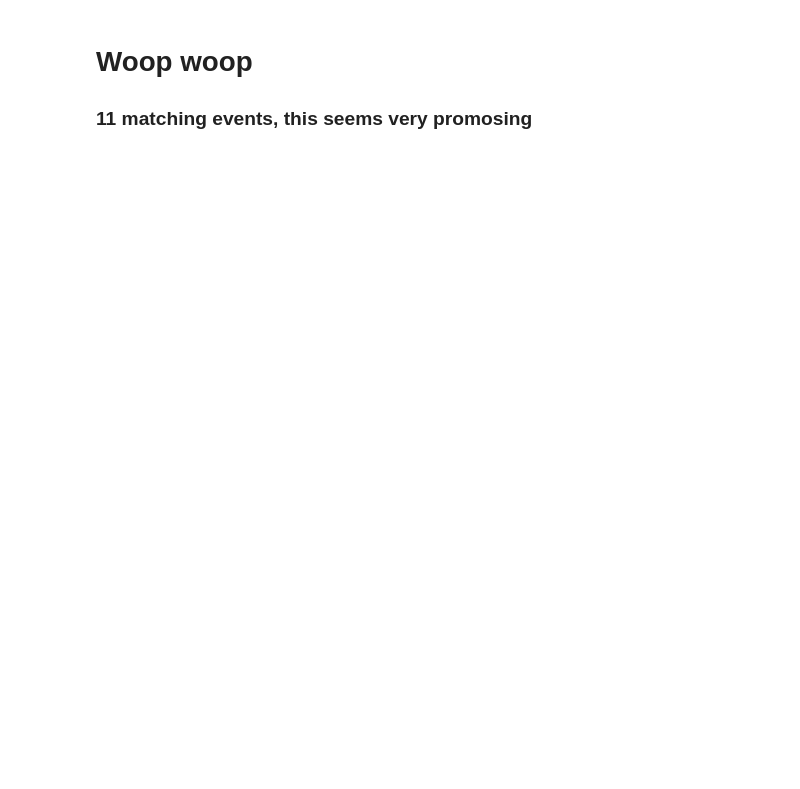
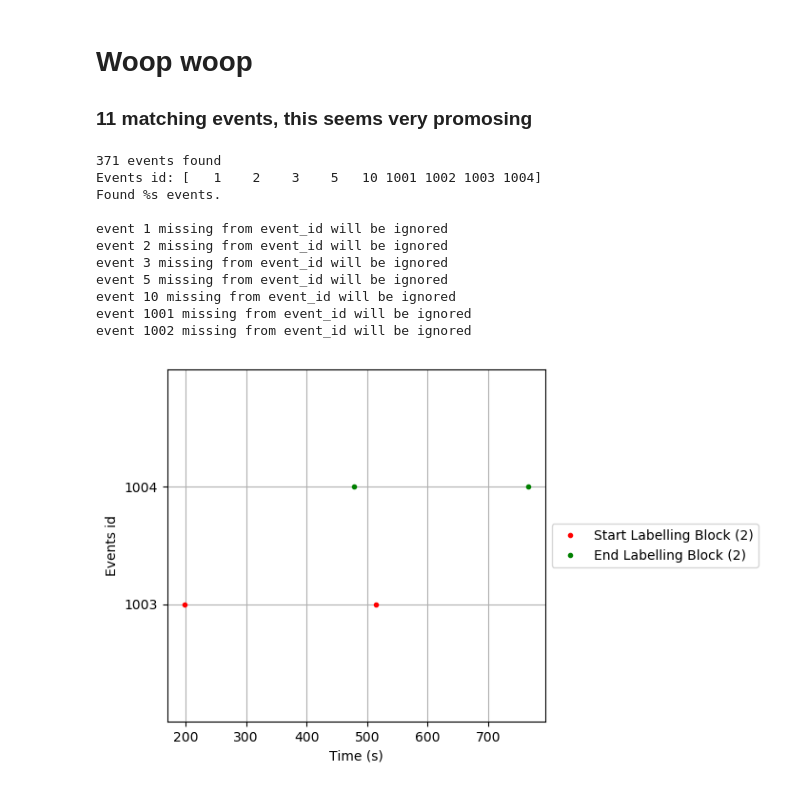
Before and after one commit to voytekresearch/EEGMapping, a Jupyter notebook: MNE-LocalData.ipynb, the cells around one changed output. Saved outputs shown, nothing was run; the diff lists cells and outputs as text; code cells hidden in the pictures; blank space fills up the shorter version.

```diff
--- a/MNE-LocalData.ipynb
+++ b/MNE-LocalData.ipynb
@@ -107,0 +106,26 @@ epochs.plot?
+# %%
+events = mne.find_events(eeg_dat)
+print('Found %s events.')
+print()
+
+# Plot the events to get an idea of the paradigm
+# Specify colors and an event_id dictionary for the legend.
+# Plotting only Start and Rest Block events
+event_id = {'Start Labelling Block':1003, 'End Labelling Block':1004}
+color = {1003:'red', 1004:'green'}
+
+mne.viz.plot_events(events, eeg_dat.info['sfreq'], eeg_dat.first_samp, color=color,
+                    event_id=event_id)
+# %% [output]
+371 events found
+Events id: [   1    2    3    5   10 1001 1002 1003 1004]
+Found %s events.
+
+event 1 missing from event_id will be ignored
+event 2 missing from event_id will be ignored
+event 3 missing from event_id will be ignored
+event 5 missing from event_id will be ignored
+event 10 missing from event_id will be ignored
+event 1001 missing from event_id will be ignored
+event 1002 missing from event_id will be ignored
+[figure, added]
```
Also changed, not shown: parts of 9 cells of this notebook.
